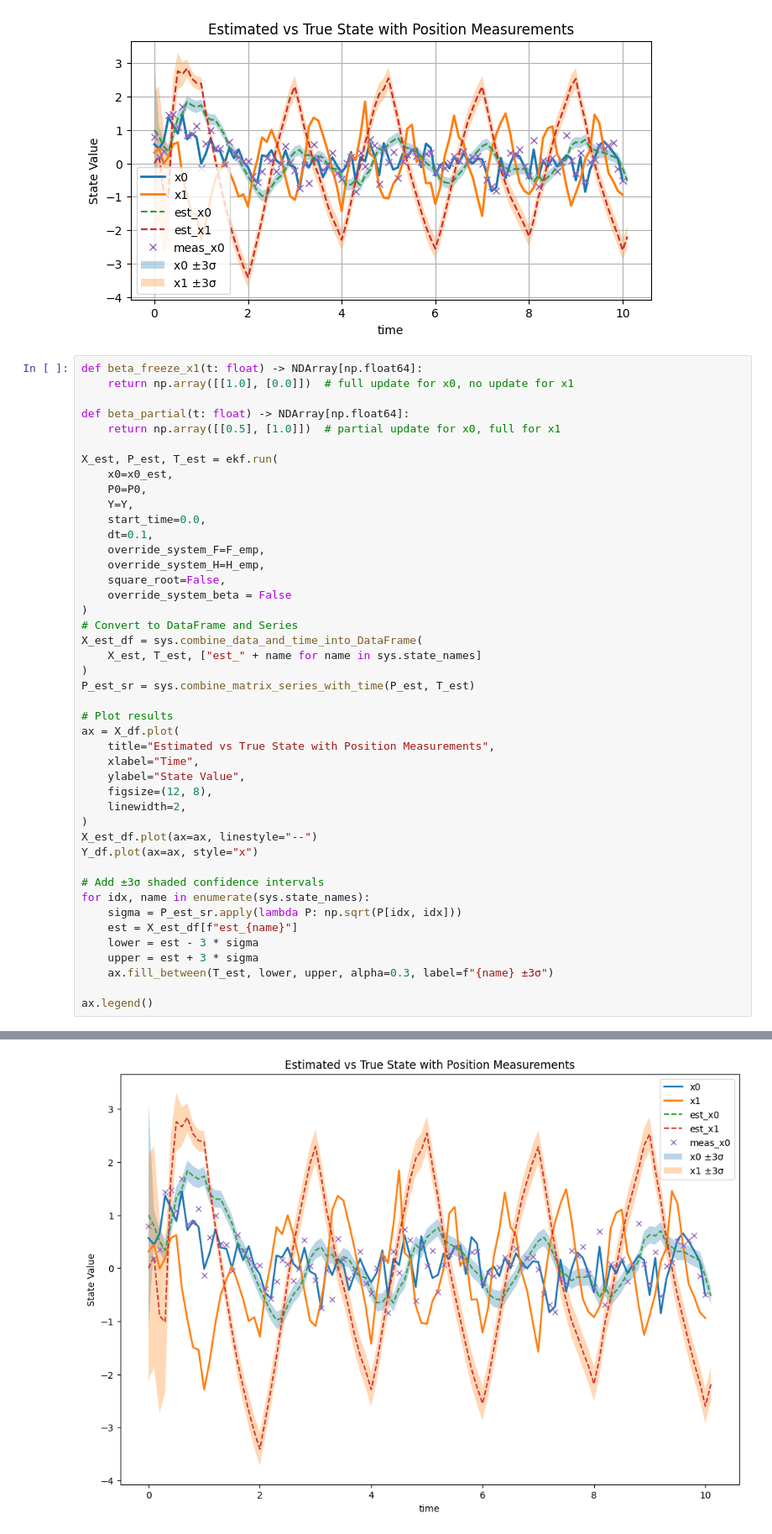
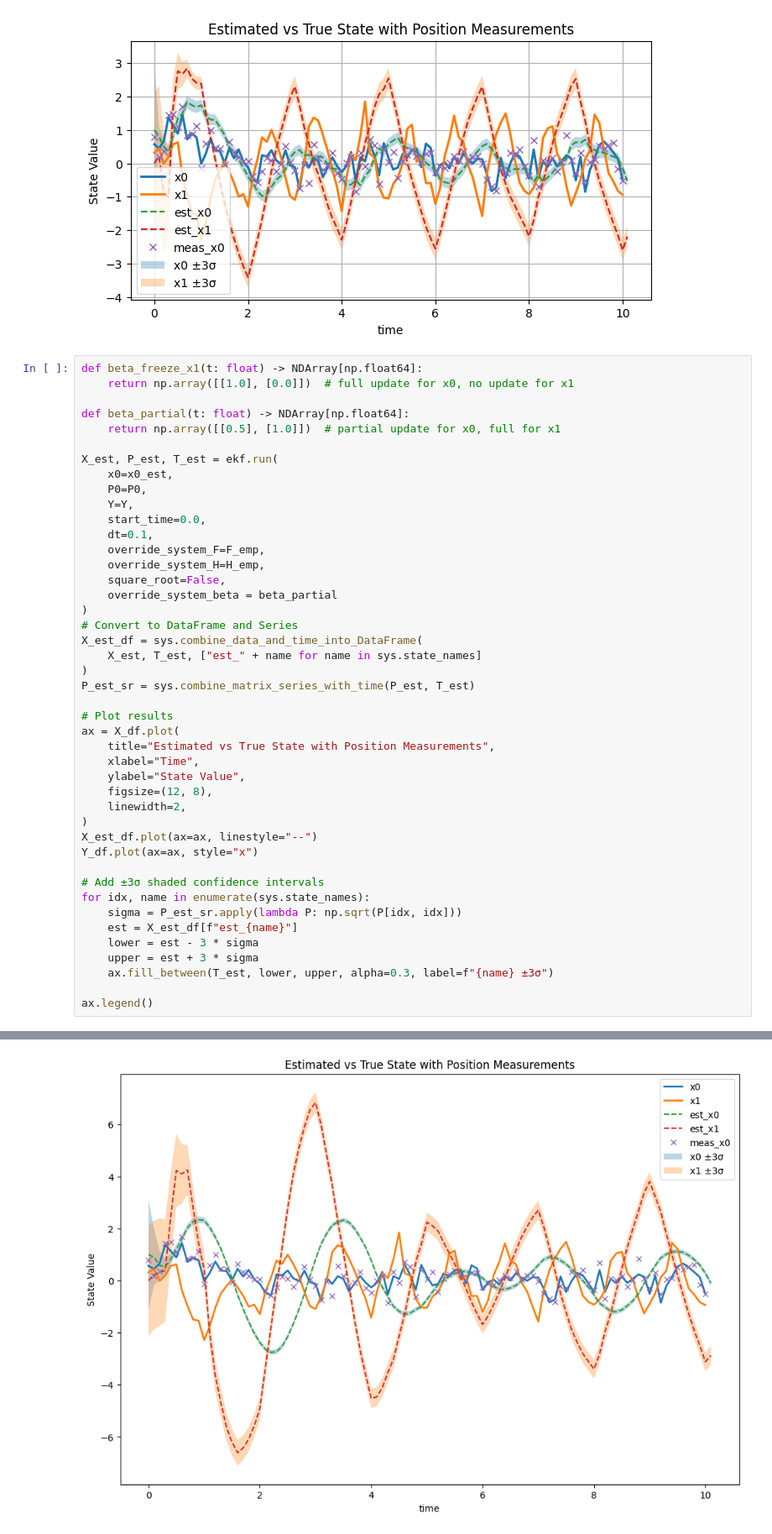
Before and after one commit to nehalsinghmangat/pykal, a Jupyter notebook: notebooks/2_The_(Extended)_Kalman_Filter.ipynb, the cells around one changed output, grey strips where cells are left out. Shown at 84% size. Saved outputs shown, nothing was run; the diff lists cells and outputs as text.

```diff
--- a/notebooks/2_The_(Extended)_Kalman_Filter.ipynb
+++ b/notebooks/2_The_(Extended)_Kalman_Filter.ipynb
@@ -164,34 +164,34 @@ X_est, P_est, T_est = ekf.run(
     override_system_F=F_emp,
     override_system_H=H_emp,
     square_root=False,
-    override_system_beta = False
+    override_system_beta = beta_partial
 )
 # Convert to DataFrame and Series
 X_est_df = sys.combine_data_and_time_into_DataFrame(
     X_est, T_est, ["est_" + name for name in sys.state_names]
 )
 P_est_sr = sys.combine_matrix_series_with_time(P_est, T_est)
 
 # Plot results
 ax = X_df.plot(
     title="Estimated vs True State with Position Measurements",
     xlabel="Time",
     ylabel="State Value",
     figsize=(12, 8),
     linewidth=2,
 )
 X_est_df.plot(ax=ax, linestyle="--")
 Y_df.plot(ax=ax, style="x")
 
 # Add ±3σ shaded confidence intervals
 for idx, name in enumerate(sys.state_names):
     sigma = P_est_sr.apply(lambda P: np.sqrt(P[idx, idx]))
     est = X_est_df[f"est_{name}"]
     lower = est - 3 * sigma
     upper = est + 3 * sigma
     ax.fill_between(T_est, lower, upper, alpha=0.3, label=f"{name} ±3σ")
 
 ax.legend()
 # %% [output]
 <matplotlib.legend.Legend at 0x...>
-[figure, old version]
+[figure, new version]
```
Also changed, not shown: 24 other files.
